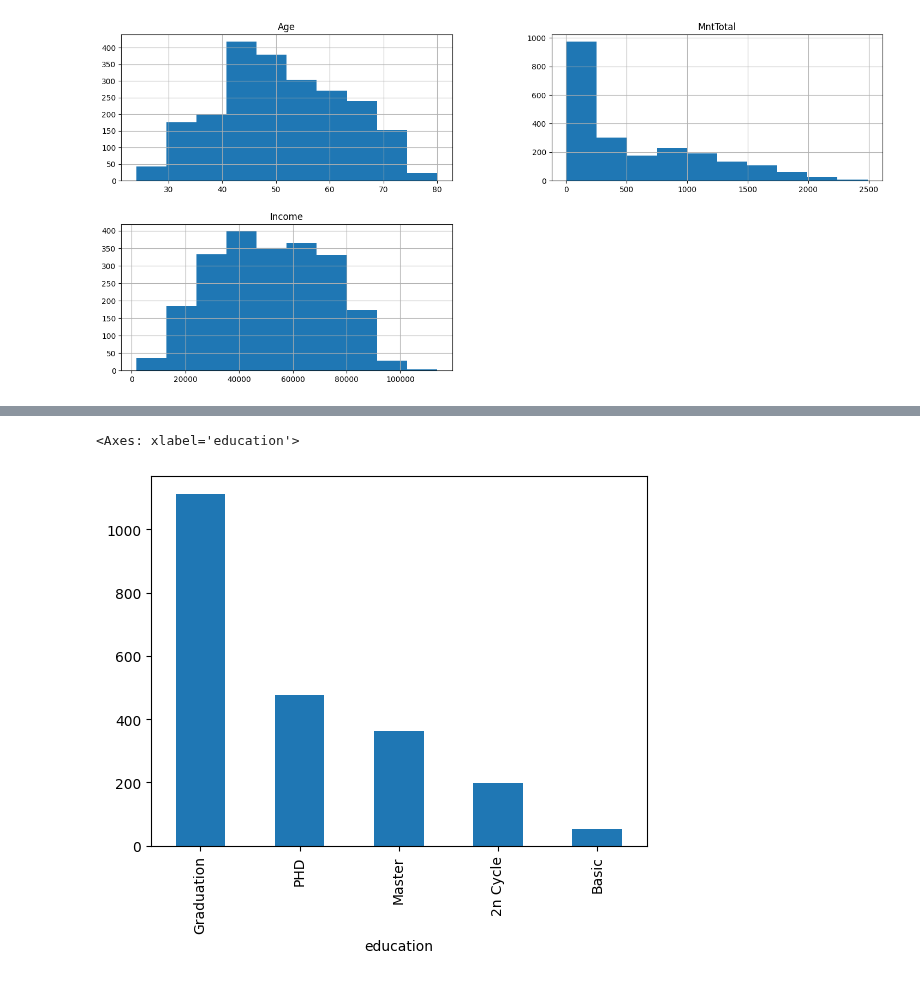
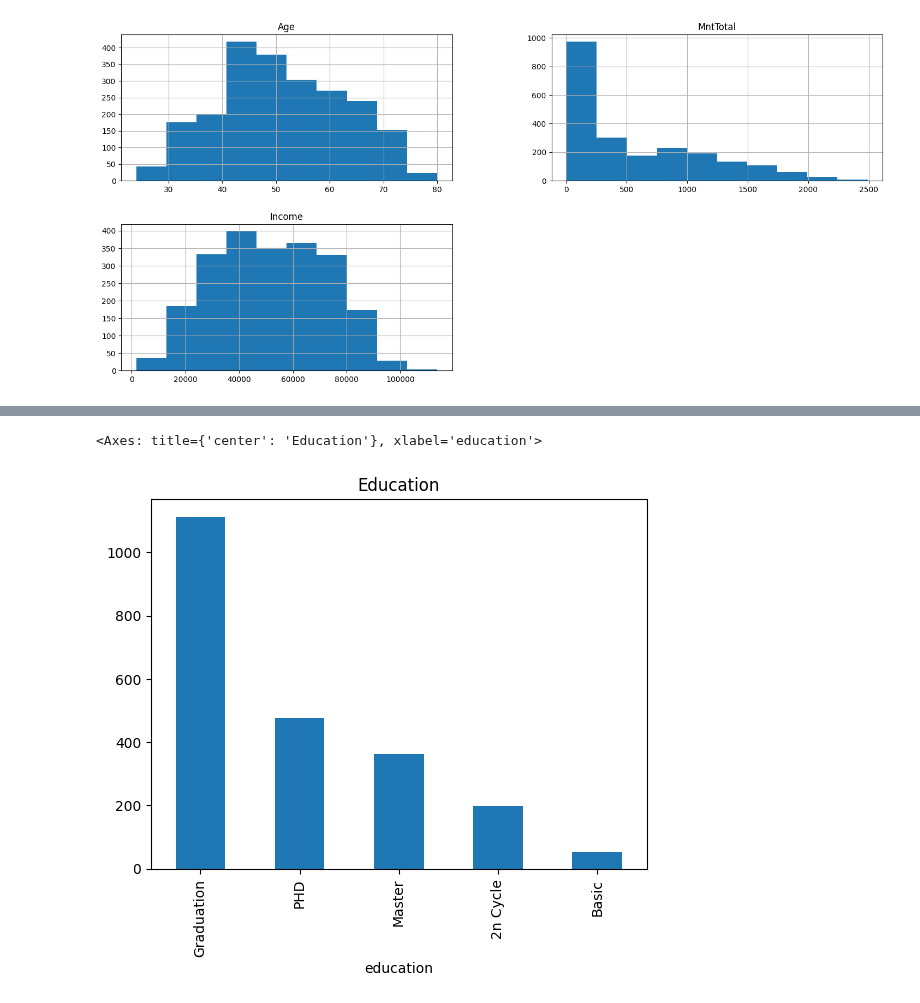
Before and after one commit to evertonenrico/Ifood_Insights, a Jupyter notebook: Ifood_Dataset/Import_DataSet_Ifood.ipynb, the cells around one changed output, grey strips where cells are left out. Cells and saved outputs as stored; diff of their text form; code cells hidden in the pictures.

```diff
--- a/Ifood_Dataset/Import_DataSet_Ifood.ipynb
+++ b/Ifood_Dataset/Import_DataSet_Ifood.ipynb
@@ -305,5 +285,5 @@ df['marital_status'].value_counts().plot(kind = 'barh')
 # %%
-df['education'].value_counts().plot(kind = 'bar')
+df['education'].value_counts().plot(kind = 'bar', title = 'Education')
 # %% [output]
-<Axes: xlabel='education'>
+<Axes: title={'center': 'Education'}, xlabel='education'>
-[figure, old version]
+[figure, new version]
```
Also changed, not shown: parts of 4 cells of this notebook.
